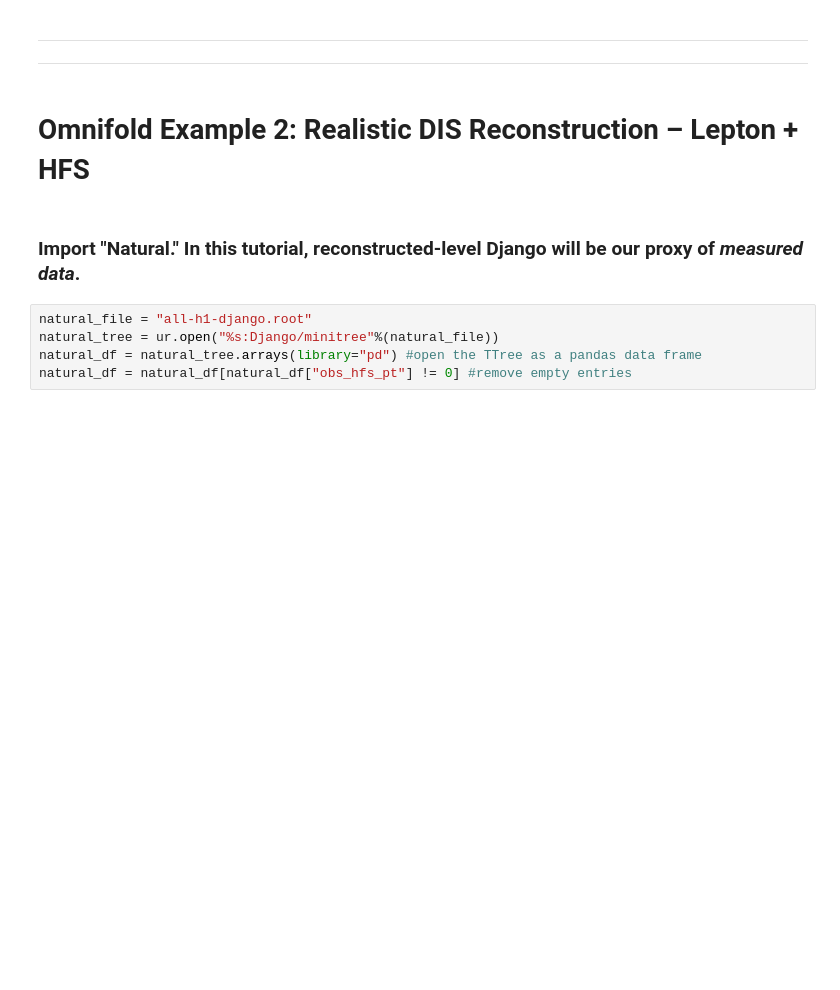
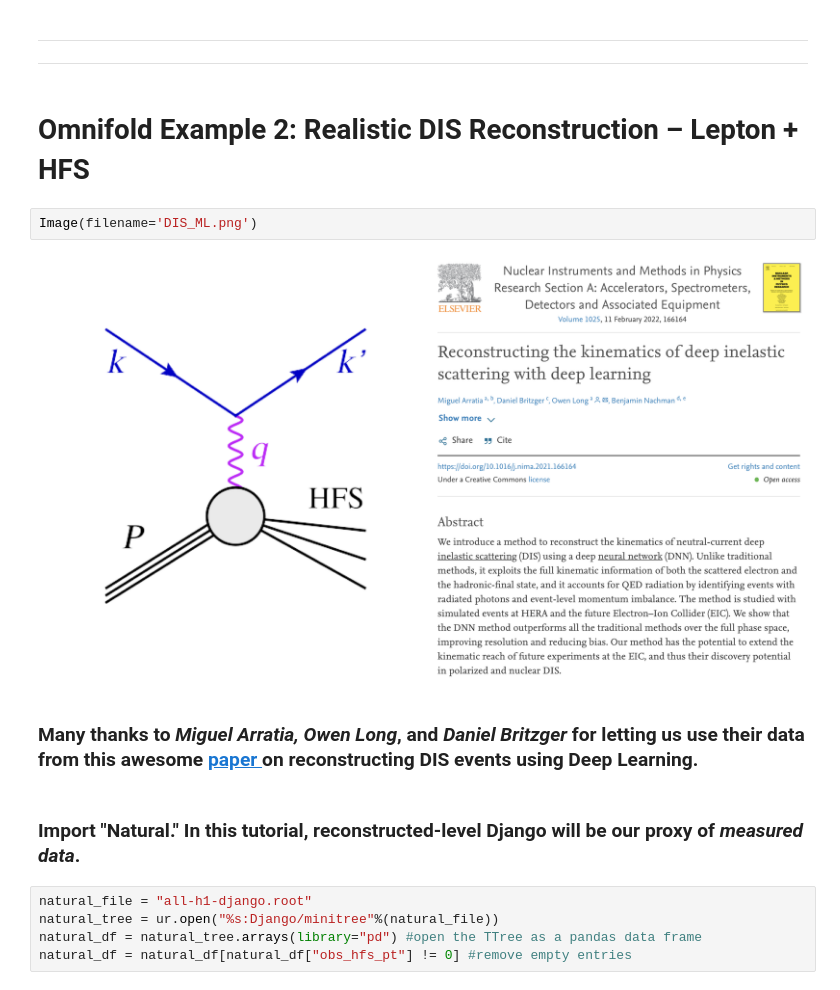
Before and after one commit to ftoralesacosta/AI4EIC_Omnifold, a Jupyter notebook: DIS_Omnifold.ipynb, the cells around one changed output. Saved outputs shown, nothing was run; the diff lists cells and outputs as text; blank space fills up the shorter version.

```diff
--- a/DIS_Omnifold.ipynb
+++ b/DIS_Omnifold.ipynb
@@ -87,6 +89,12 @@ ___
 ___
 # %% [markdown]
 # Omnifold Example 2: Realistic DIS Reconstruction – Lepton + HFS
+# %%
+Image(filename='DIS_ML.png')
+# %% [output]
+[figure, added]
+# %% [markdown]
+### Many thanks to _Miguel Arratia, Owen Long_, and _Daniel Britzger_ for letting us use their data from this awesome [paper   ](https://www.sciencedirect.com/science/article/pii/S0168900221010445?ref=cra_js_challenge&fr=RR-1) on reconstructing DIS events using Deep Learning.
 # %% [markdown]
 ### Import "Natural." In this tutorial, reconstructed-level Django will be our proxy of *_measured data_*.
 # %%
```
Also changed, not shown: parts of 1 cell of this notebook.
